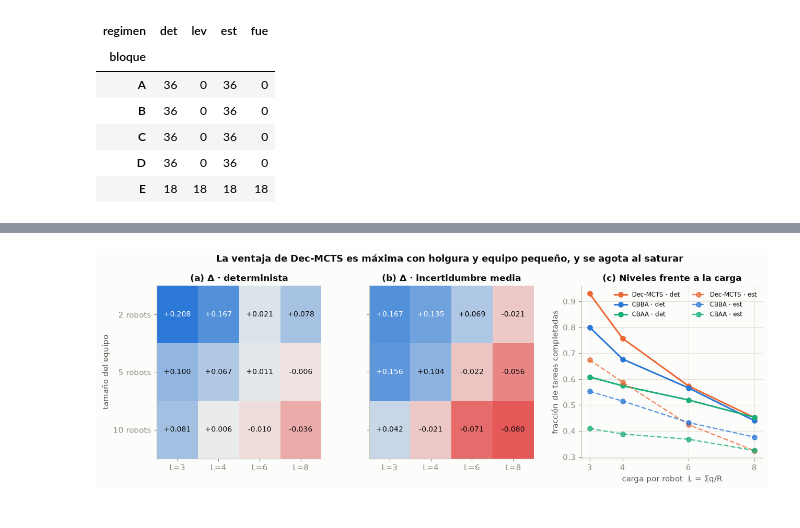
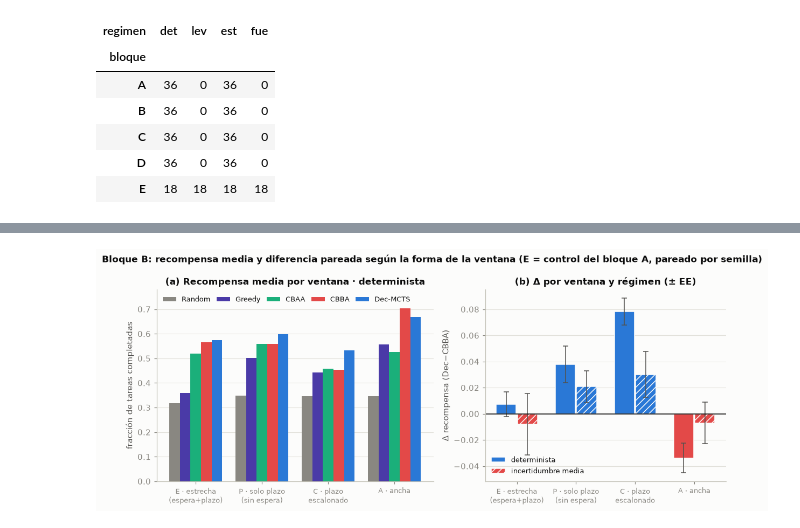
Before and after one commit to manuolias/DEC-MRTAU, a Jupyter notebook: analisis/evaluacion_final.ipynb, the cells around one changed output, grey strips where cells are left out. Drawn from its saved outputs; the diff is of its cells as text; code cells hidden in the pictures.

```diff
--- a/analisis/evaluacion_final.ipynb
+++ b/analisis/evaluacion_final.ipynb
@@ -59,18 +82,24 @@ from pathlib import Path
 RUTA = Path('catalogo_v3.csv') if Path('catalogo_v3.csv').exists() else Path('analisis/catalogo_v3.csv')
 FIGS = RUTA.parent / 'figuras'; FIGS.mkdir(exist_ok=True)
 
-# ── Paleta (validada para daltonismo: CVD ΔE 9.2, visión normal 16.3, all-pairs) ──
+# ── Paleta base (validada para daltonismo: CVD ΔE 9.2, visión normal 16.3, all-pairs) ──
 INK, INK2, MUTED    = '#0b0b0b', '#52514e', '#898781'
 GRID, AXIS, SURFACE = '#e1e0d9', '#c3c2b7', '#fcfcfb'
-NEG, POS, MID       = '#e34948', '#2a78d6', '#f0efec'      # divergente: rojo ↔ azul
-DIV = LinearSegmentedColormap.from_list('div', [NEG, MID, POS])
+NEG, POS, MID       = '#e34948', '#2a78d6', '#f0efec'      # rojo ↔ azul (escala divergente)
+DIV = LinearSegmentedColormap.from_list('div', [NEG, MID, POS])   # solo para DIFERENCIAS
+SEQ = LinearSegmentedColormap.from_list('seq', [SURFACE, '#2f2e2b'])  # magnitudes sin signo
 
-COLOR  = {'cbba': '#2a78d6', 'dec-mcts-v4-g9999': '#eb6834',
-          'cbaa': '#1baf7a', 'greedy': '#4a3aa7', 'random': MUTED}
-NOMBRE = {'cbba': 'CBBA', 'dec-mcts-v4-g9999': 'Dec-MCTS', 'cbaa': 'CBAA',
-          'greedy': 'Greedy', 'random': 'Random'}
+# ── Color fijo por solver, idéntico en todas las figuras del cuaderno ──
+COLOR  = {'random': MUTED, 'greedy': '#4a3aa7', 'cbaa': '#1baf7a',
+          'cbba': NEG, 'dec-mcts-v4-g9999': POS}
+NOMBRE = {'random': 'Random', 'greedy': 'Greedy', 'cbaa': 'CBAA',
+          'cbba': 'CBBA', 'dec-mcts-v4-g9999': 'Dec-MCTS'}
 SOLVERS = ['random', 'greedy', 'cbaa', 'cbba', 'dec-mcts-v4-g9999']
 DEC, REF = 'dec-mcts-v4-g9999', 'cbba'
+
+# ── Colores auxiliares: NO corresponden a ningún solver ──
+C_REG = {'det': INK, 'est': '#eb6834'}                     # cortes por régimen
+C_TAM = {2: '#b9b8b0', 5: '#7a7974', 10: INK}              # cortes por tamaño de equipo
 
 REGS    = ['det', 'lev', 'est', 'fue']
 REGIMEN = {'det': 'determinista\nρ=1.0  σ=0', 'lev': 'leve\nρ=0.9  σ=1',
@@ -794,37 +808,34 @@ Recompensa media por carga por robot
 # %%
-fig, axes = plt.subplots(1, 3, figsize=(13.6, 3.9), gridspec_kw={'width_ratios': [1, 1, 1.1],
-                                                                 'wspace': 0.28})
-Ls, Rs = [3, 4, 6, 8], [2, 5, 10]
+fig, (ax1, ax2) = plt.subplots(1, 2, figsize=(12.4, 4.2), gridspec_kw={'width_ratios': [1.15, 1]})
 
-for k, (ax, reg, tit) in enumerate(zip(axes[:2], ('det', 'est'),
-                                       ('(a) Δ · determinista', '(b) Δ · incertidumbre media'))):
-    m = grid[grid.regimen == reg].pivot_table(index='robots', columns='carga', values='delta')
-    m = m.reindex(index=Rs, columns=Ls)
-    ax.imshow(m.values, cmap=DIV, aspect='auto',
-              norm=TwoSlopeNorm(vmin=-0.09, vcenter=0, vmax=0.21))
-    for i in range(3):
-        for j in range(4):
-            ax.text(j, i, f'{m.values[i, j]:+.3f}', ha='center', va='center', fontsize=9,
-                    color='white' if abs(m.values[i, j]) > 0.13 else INK)
-    ax.set_xticks(range(4), [f'L={l}' for l in Ls])
-    ax.set_yticks(range(3), [f'{r} robots' for r in Rs] if k == 0 else [''] * 3)
-    ax.set_title(tit); ax.grid(False)
-axes[0].set_ylabel('tamaño del equipo')
+ords = ['E', 'P', 'C', 'A']
+# (a) niveles de los cinco solvers por ventana, régimen determinista
+sub = comb[comb.regimen == 'det'].groupby('ventana', observed=True)[SOLVERS].mean().reindex(ords)
+x, w = np.arange(4), 0.16
+for k, s in enumerate(SOLVERS):
+    ax1.bar(x + (k - 2) * w, sub[s].values, w, color=COLOR[s], label=NOMBRE[s])
+ax1.set_xticks(x, [VENTANA[v] for v in ords], fontsize=8.5)
+ax1.set_ylabel('fracción de tareas completadas'); ax1.set_ylim(0, 0.78)
+ax1.set_title('(a) Recompensa media por ventana · determinista')
+ax1.legend(ncol=5, fontsize=8.2, loc='upper left', columnspacing=.9)
+ax1.grid(axis='x', visible=False)
 
-# (c) niveles frente a la carga
-ax = axes[2]
-for reg, ls in (('det', '-'), ('est', '--')):
-    for s in (DEC, REF, 'cbaa'):
-        y = grid[grid.regimen == reg].groupby('carga')[s].mean().reindex(Ls)
-        ax.plot(Ls, y.values, ls, marker='o', color=COLOR[s], lw=2 if ls == '-' else 1.6,
-                label=f'{NOMBRE[s]} · {reg}', alpha=1 if ls == '-' else .75)
-ax.set_xticks(Ls); ax.set_xlabel('carga por robot  L = Σq/R')
-ax.set_ylabel('fracción de tareas completadas')
-ax.set_title('(c) Niveles frente a la carga'); ax.legend(fontsize=7.8, ncol=2, loc='upper right')
+# (b) Δ por ventana y régimen
+for j, (reg, hatch, lab) in enumerate((('det', None, 'determinista'), ('est', '///', 'incertidumbre media'))):
+    d = comb[comb.regimen == reg].groupby('ventana', observed=True).delta.agg(['mean', 'sem']).reindex(ords)
+    ax2.bar(x + (j - 0.5) * 0.36, d['mean'], 0.34, yerr=d['sem'], hatch=hatch, label=lab,
+            color=[POS if v > 0 else NEG for v in d['mean']], edgecolor=SURFACE,
+            error_kw=dict(ecolor=INK2, elinewidth=1, capsize=3))
+ax2.axhline(0, color=INK, lw=1)
+ax2.set_xticks(x, [VENTANA[v] for v in ords], fontsize=8.5)
+ax2.set_ylabel('Δ recompensa (Dec−CBBA)')
+ax2.set_title('(b) Δ por ventana y régimen (± EE)')
+ax2.legend(fontsize=8.5, loc='lower left'); ax2.grid(axis='x', visible=False)
 
-fig.suptitle('La ventaja de Dec-MCTS es máxima con holgura y equipo pequeño, y se agota al saturar',
-             fontsize=11.5, fontweight='semibold', y=1.02, color=INK)
-guardar(fig, 'p2_C_carga'); plt.show()
+fig.suptitle('Bloque B: recompensa media y diferencia pareada según la forma de la ventana '
+             '(E = control del bloque A, pareado por semilla)',
+             fontsize=11, fontweight='semibold', y=1.02, color=INK)
+guardar(fig, 'p2_B_ventana'); plt.show()
 # %% [output]
-[figure, old version]
+[figure, new version]
 # %% [markdown]
```
Also changed, not shown: parts of 100 cells of this notebook, 33 other files.
